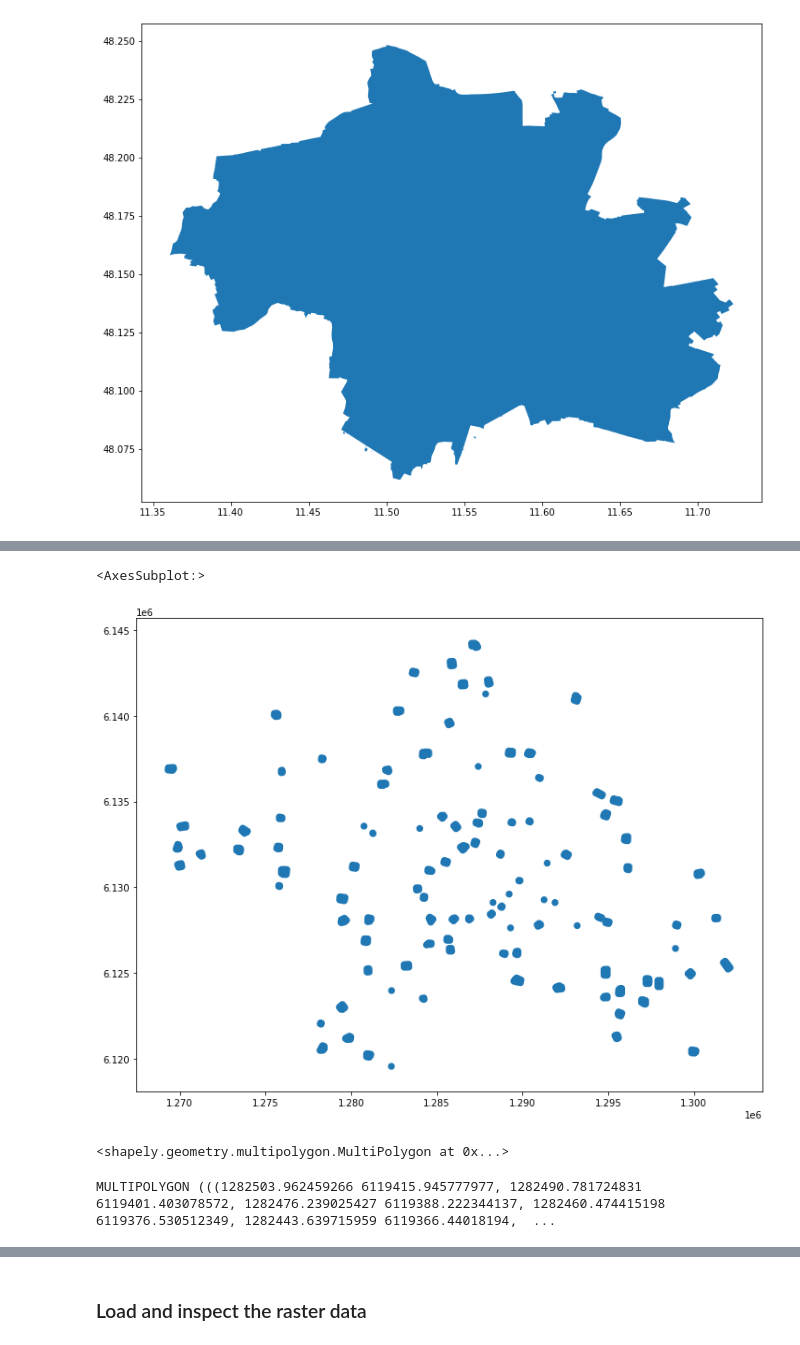
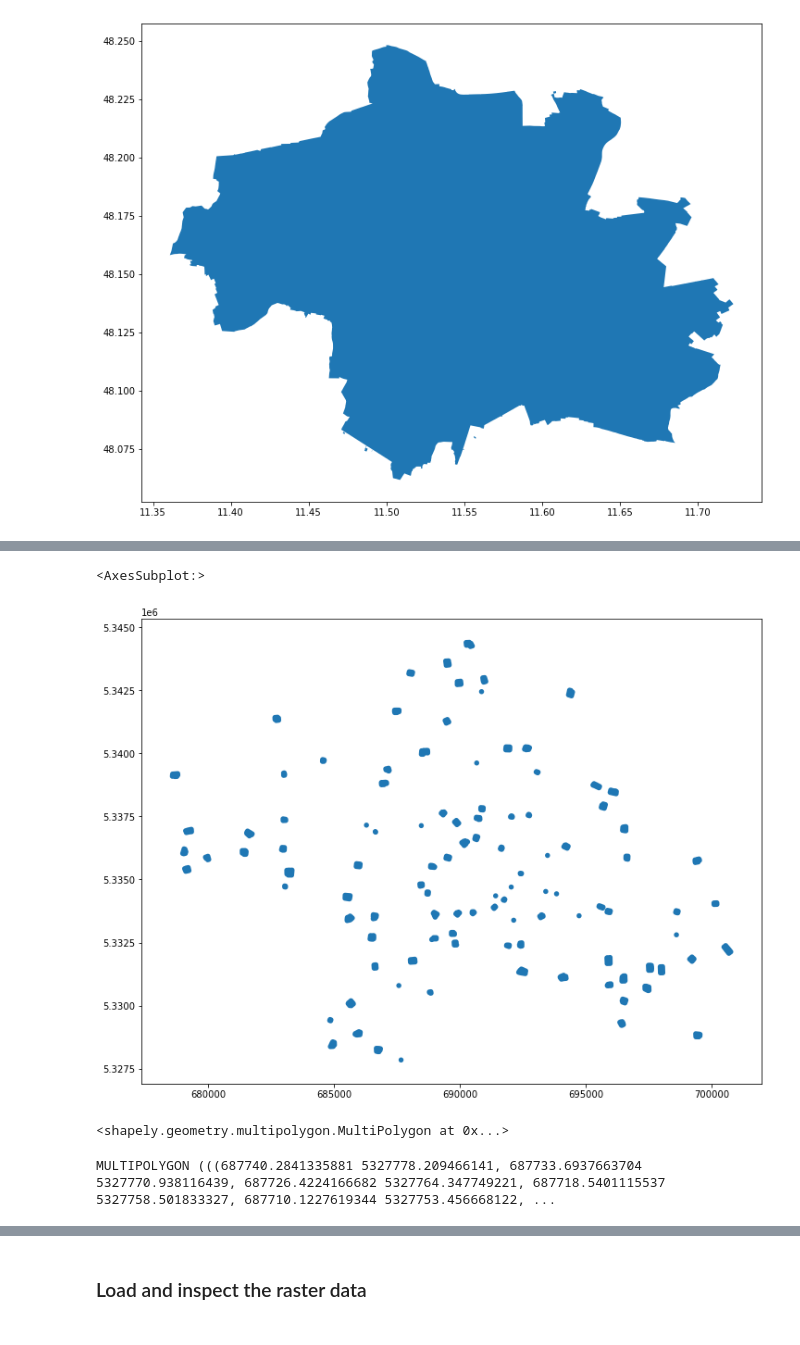
Before and after one commit to ehansis/geodemo2021, a Jupyter notebook: pre_recorded_demo.ipynb, the cells around one changed output, grey strips where cells are left out. Saved outputs shown, nothing was run; the diff lists cells and outputs as text; code cells hidden in the pictures.

Commit message:
Move to EPSG 25832

```diff
--- a/pre_recorded_demo.ipynb
+++ b/pre_recorded_demo.ipynb
@@ -102,7 +102,7 @@ We want to have exactly one point per school. Strategy:
 * Compute union of all shapes, this gives us a multipolygon
 * Explode that into the distinct polygons
 # %%
-schools_df_metric = schools_df.to_crs("EPSG:3857")
+schools_df_metric = schools_df.to_crs("EPSG:25832")
 display(schools_df["geometry"])
 display(schools_df_metric["geometry"])
 # %% [output]
@@ -137,16 +141,16 @@ CRS reference: [https://epsg.io/3857](https://epsg.io/3857)
 # %%
-schools_buffered = schools_df_metric.buffer(200)
+schools_buffered = schools_df_metric.buffer(100)
 schools_buffered.plot()
 # %% [output]
 <AxesSubplot:>
-[figure, old version]
+[figure, new version]
 # %%
 schools_union = schools_buffered.unary_union
 display(schools_union)
 print(schools_union)
 # %% [output]
 <shapely.geometry.multipolygon.MultiPolygon at 0x...>
-MULTIPOLYGON (((1282503.962459266 6119415.945777977, 1282490.781724831 6119401.403078572, 1282476.239025427 6119388.222344137, 1282460.474415198 6119376.530512349, 1282443.639715959 6119366.44018194,  ...
+MULTIPOLYGON (((687740.2841335881 5327778.209466141, 687733.6937663704 5327770.938116439, 687726.4224166682 5327764.347749221, 687718.5401115537 5327758.501833327, 687710.1227619344 5327753.456668122, ...
 # %%
 separated_schools = gp.GeoDataFrame(geometry=[schools_union]).explode()
 display(separated_schools)
```
Also changed, not shown: parts of 12 cells of this notebook, 1 other file.
